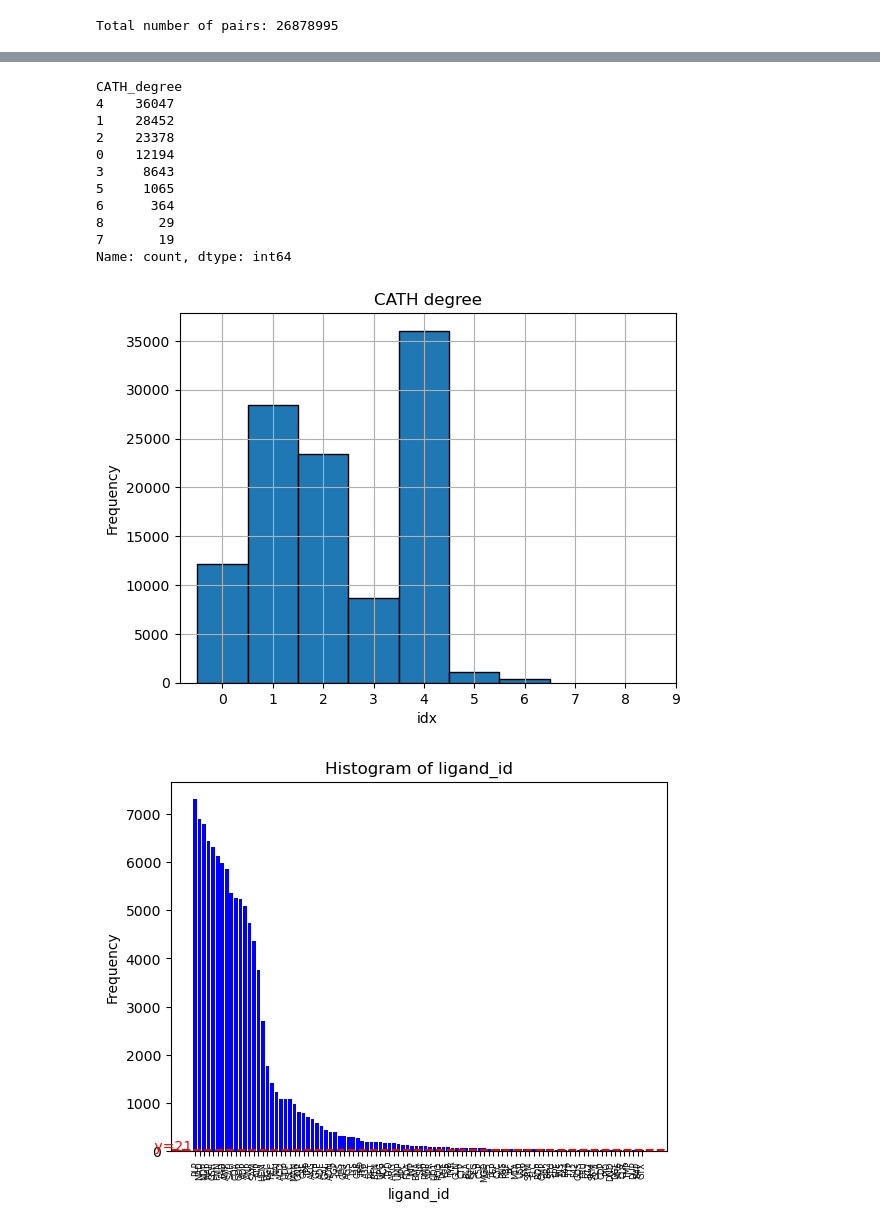
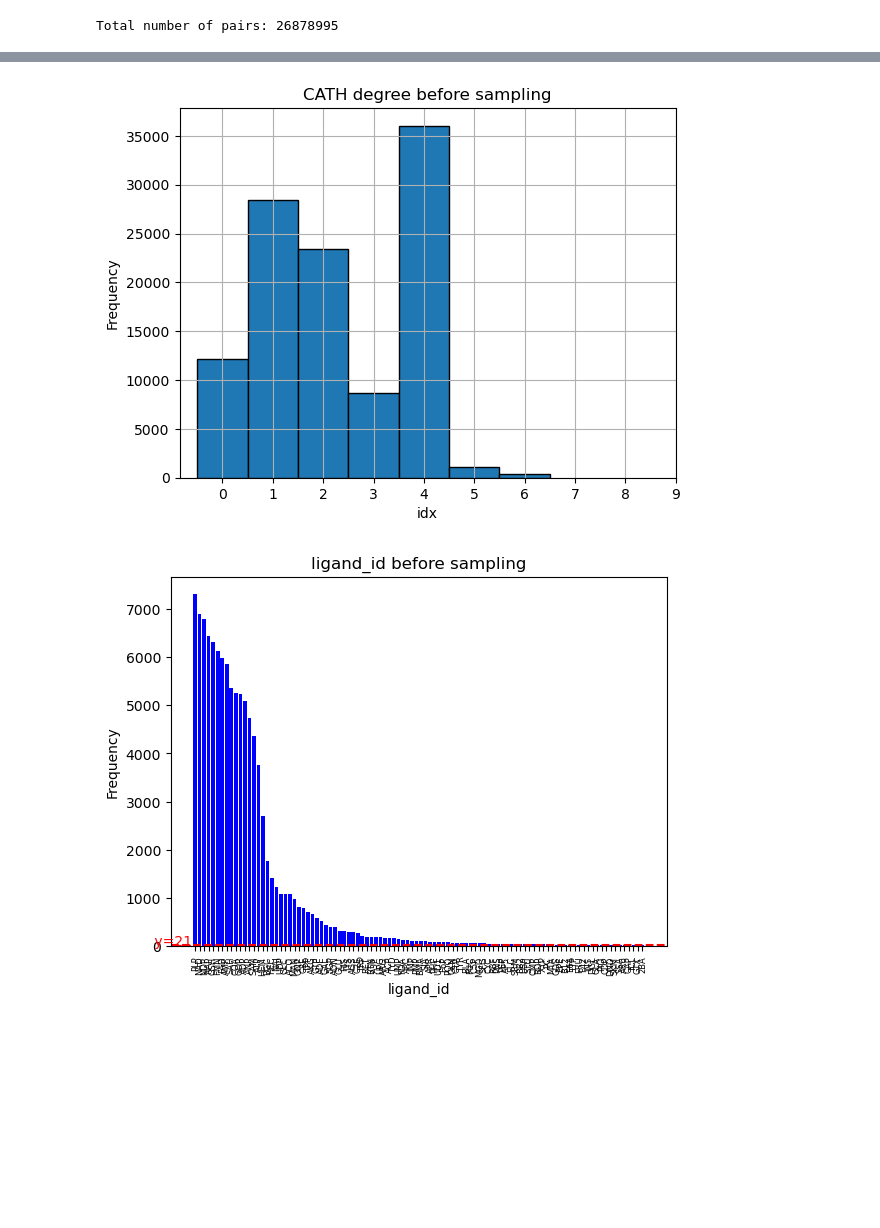
Before and after one commit to hagairavid18/LocAlign, a Jupyter notebook: parsers/biolip_reader.ipynb, the cells around one changed output, grey strips where cells are left out. Drawn from its saved outputs; the diff is of its cells as text; code cells hidden in the pictures; blank space fills up the shorter version.

```diff
--- a/parsers/biolip_reader.ipynb
+++ b/parsers/biolip_reader.ipynb
@@ -379,27 +309,14 @@ result_df.head()
 # %%
-
-print(result_df['CATH_degree'].value_counts())
 plt.hist(result_df['CATH_degree'], bins=range(8), align='left', edgecolor='black')
 
 plt.xlabel('idx')
 plt.ylabel('Frequency')
-plt.title('CATH degree')
+plt.title('CATH degree before sampling')
 plt.xticks(range(10))
 plt.grid(True)
 plt.show()
 # %% [output]
-CATH_degree
-4    36047
-1    28452
-2    23378
-0    12194
-3     8643
-5     1065
-6      364
-8       29
-7       19
-Name: count, dtype: int64
-[figure, old version]
+[figure, new version]
 # %%
 column_to_plot = "ligand_id"
 value_counts = result_df[column_to_plot].value_counts()
@@ -411,10 +328,10 @@ plt.text(-10, last_bar_height, f' y={last_bar_height}', color='red', fontsize=10
 plt.xticks(rotation=90)
 plt.xlabel(column_to_plot)
 plt.ylabel('Frequency')
-plt.title(f'Histogram of {column_to_plot}')
+plt.title(f'{column_to_plot} before sampling')
 plt.show()
 # %% [output]
-[figure, old version]
+[figure, new version]
 # %%
 ligand_freq = result_df['ligand_id'].value_counts()
 cath_degree_freq = result_df['CATH_degree'].value_counts()
```
Also changed, not shown: parts of 34 cells of this notebook, 5 other files.
